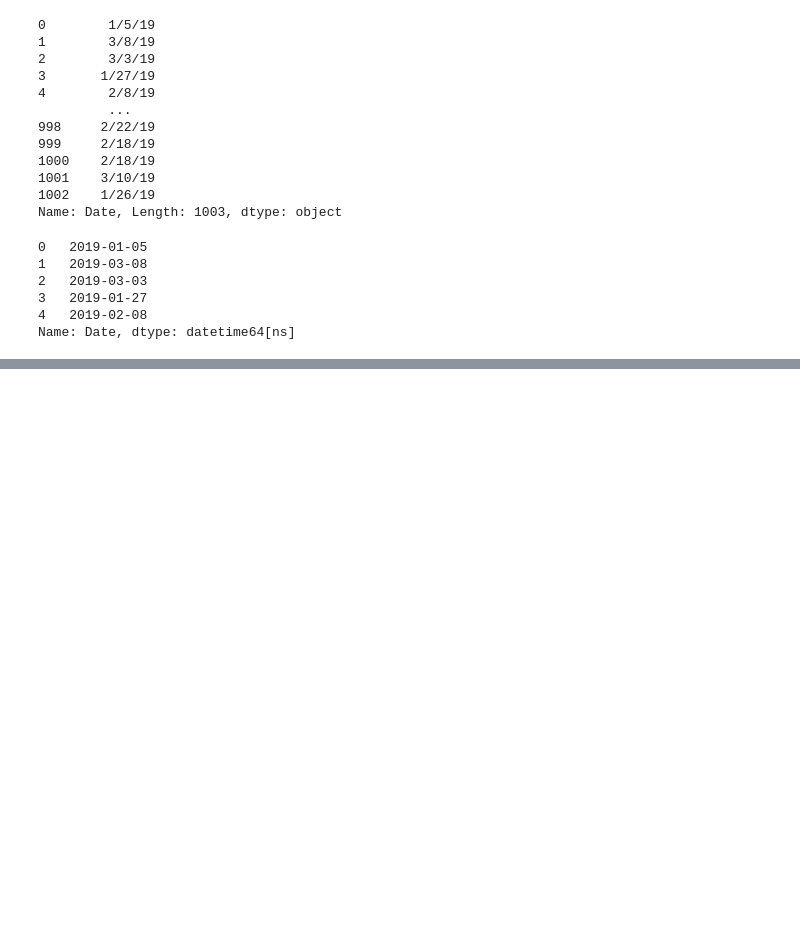
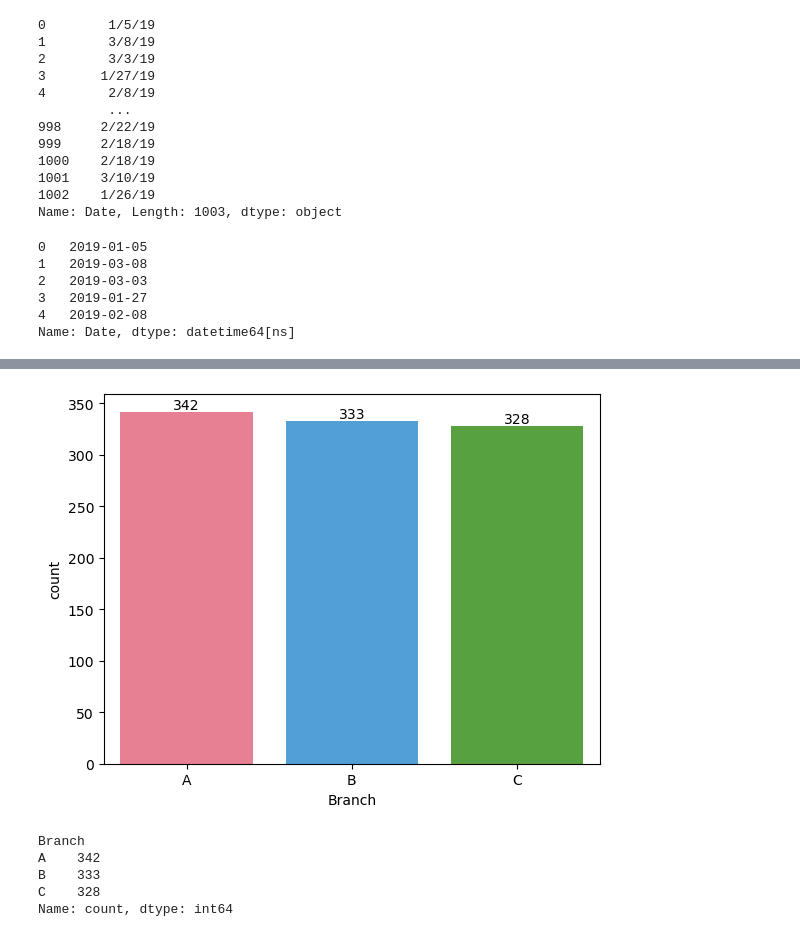
Before and after one commit to Binaya-Nepali/Explotary_Data_Analysis, a Jupyter notebook: eda_project1.ipynb, the cells around one changed output, grey strips where cells are left out. Cells and saved outputs as stored; diff of their text form; code cells hidden in the pictures; blank space fills up the shorter version.

```diff
--- a/eda_project1.ipynb
+++ b/eda_project1.ipynb
@@ -114,0 +141,21 @@ df.describe()
+# %%
+ax = sns.countplot(
+    x='Branch',
+    data=df,
+    hue='Branch',
+    palette='husl',
+    legend=False,
+    order=df['Branch'].value_counts().index
+)
+for container in ax.containers:
+    ax.bar_label(container)
+# %% [output]
+[figure, added]
+# %%
+df['Branch'].value_counts()
+# %% [output]
+Branch
+A    342
+B    333
+C    328
+Name: count, dtype: int64
```
Also changed, not shown: parts of 7 cells of this notebook.
